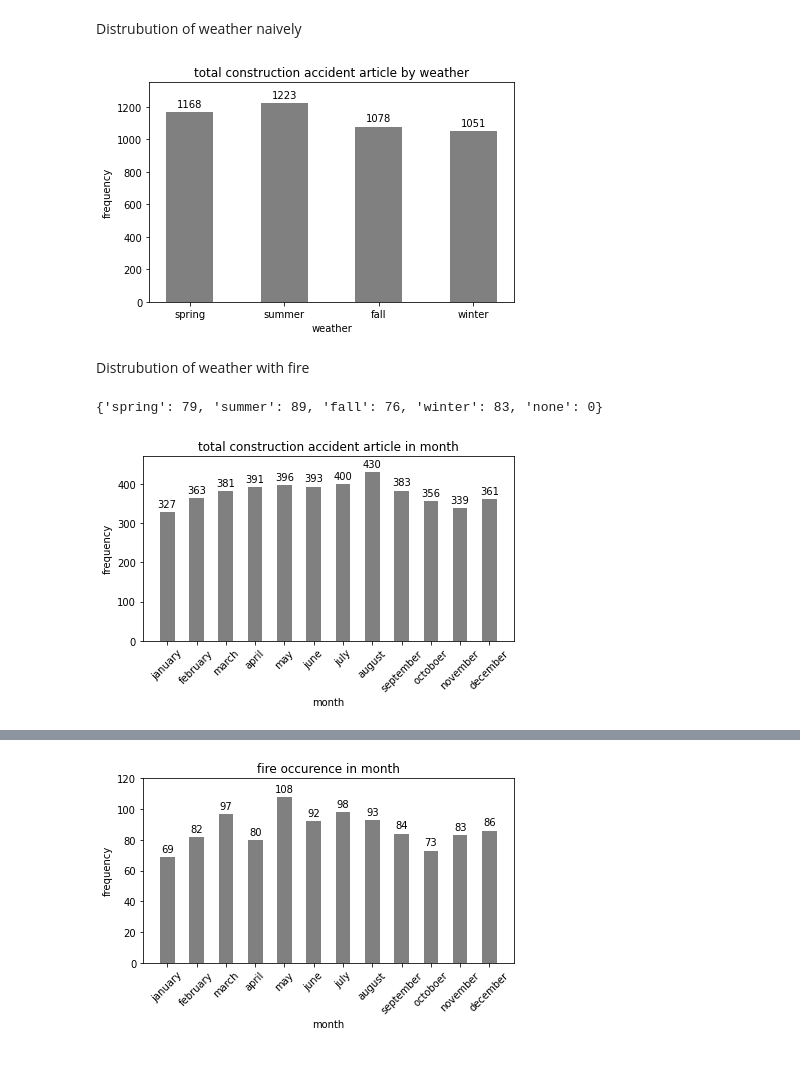
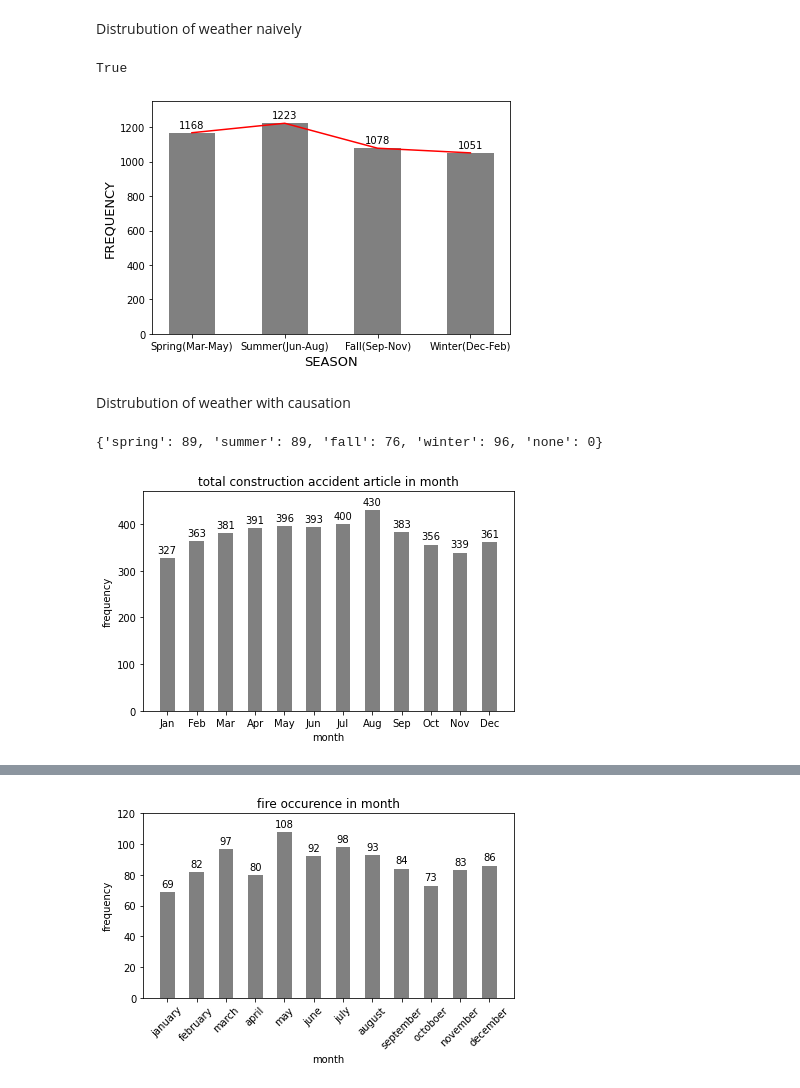
Before and after one commit to philz0918/Construction_analysis, a Jupyter notebook: webcrawling_prediction.ipynb, the cells around one changed output, grey strips where cells are left out. Saved outputs shown, nothing was run; the diff lists cells and outputs as text; code cells hidden in the pictures.

```diff
--- a/webcrawling_prediction.ipynb
+++ b/webcrawling_prediction.ipynb
@@ -267,10 +267,8 @@ for words in l_bodies:
     filter_sentence = [fw for fw in word_tokens if not fw in stop_words]
 
     for n in range(len(filter_sentence)) :
-        if filter_sentence[n] == 'collapsed' :
-            filter_sentence[n]  = 'collapse'
-        elif filter_sentence[n] == 'buildings':
-            filter_sentence[n] = 'building'
+        if filter_sentence[n] == 'collapse' :
+            filter_sentence[n]  = 'collapsed'
 
     ## fall + fell => fall (less frequency of fall just go with fell) , collapsed +collapse => collapse
     #filter_sentence = nltk.pos_tag(filter_sentence)
@@ -393,13 +459,13 @@ for token in token_sentence :
 
 
 freq_day_dict = {}
-freq_day_dict['monday'] = cnt_mon
-freq_day_dict['tuesday'] = cnt_tue
-freq_day_dict['wednesday'] = cnt_wed
-freq_day_dict['thursday'] = cnt_thr
-freq_day_dict['friday'] = cnt_fri
-freq_day_dict['saturday'] = cnt_sat
-freq_day_dict['sunday'] = cnt_sun
+freq_day_dict['Mon'] = cnt_mon
+freq_day_dict['Tue'] = cnt_tue
+freq_day_dict['Wed'] = cnt_wed
+freq_day_dict['Thu'] = cnt_thr
+freq_day_dict['Fri'] = cnt_fri
+freq_day_dict['Sat'] = cnt_sat
+freq_day_dict['Sun'] = cnt_sun
 
 print(freq_day_dict)
 # %% [output]
@@ -478,7 +570,7 @@ def generate_by_weather(df_article) :
 
     return df_article
 # %%
-#df_arrange = generate_by_weather(df_nyt)
+df_arrange = generate_by_weather(df_nyt)
 
 df_arrange.head()
 # %% [output]
@@ -491,5 +741,12 @@ df_arrange.head()
 # %% [markdown]
 Distrubution of weather naively
+# %%
+a ={2:1, 3:4}
+
+if 3 in a :
+    print(True)
+# %% [output]
+True
 # %%
 
 
@@ -512,47 +769,48 @@ def get_dist_weather(df) :
             none_cnt +=1
 
     fin_set = {}
-    fin_set['spring'] = spring_cnt
-    fin_set['summer'] = summer_cnt
-    fin_set['fall'] = fall_cnt
-    fin_set['winter'] = winter_cnt
+    fin_set['Spring(Mar-May)'] = spring_cnt
+    fin_set['Summer(Jun-Aug)'] = summer_cnt
+    fin_set['Fall(Sep-Nov)'] = fall_cnt
+    fin_set['Winter(Dec-Feb)'] = winter_cnt
     fin_set['none'] = none_cnt
 
     return fin_set
 # %%
 dist_weather = get_dist_weather(df_arrange)
 
 
 fig, ax = plt.subplots()
 rect1 = ax.bar(list(dist_weather.keys())[:-1],list(dist_weather.values())[:-1],width = 0.5, color ='gray')
-ax.set_ylabel('frequency')
-ax.set_xlabel('weather')
+ax.plot(list(dist_weather.keys())[:-1], list(dist_weather.values())[:-1], color = 'red')
+ax.set_ylabel('FREQUENCY', fontsize = 13)
+ax.set_xlabel('SEASON', fontsize = 13)
 ax.set_ylim(0,1350)
 
 
 def autolabel(rects):
 
     for rect in rects:
         height = rect.get_height()
         ax.annotate('{}'.format(height),
                     xy=(rect.get_x() + rect.get_width() / 2, height),
                     xytext=(0, 3),  # 3 points vertical offset
                     textcoords="offset points",
                     ha='center', va='bottom')
 
 
 autolabel(rect1)
 
 #plt.title("Frequency of keywords")
-plt.title("total construction accident article by weather")
+#plt.title("total construction accident article by weather")
 fig.tight_layout()
 
 
-plt.savefig('Figure/prediction/weather_distribution.png')
+plt.savefig('Figure/prediction/current/weather_distribution.jpeg', dpi=300)
 # %% [output]
-[figure, old version]
+[figure, new version]
 # %% [markdown]
-Distrubution of weather with fire
+Distrubution of weather with causation
 # %%
 def get_dist_weather_keyword(df,key) :
     spring_cnt = 0
@@ -586,9 +844,9 @@ def get_dist_weather_keyword(df,key) :
 
     return fin_set_fire
 # %%
-get_dist_weather_keyword(df_arrange,"explosion")
+get_dist_weather_keyword(df_arrange,"electric")
 # %% [output]
-{'spring': 79, 'summer': 89, 'fall': 76, 'winter': 83, 'none': 0}
+{'spring': 89, 'summer': 89, 'fall': 76, 'winter': 96, 'none': 0}
 # %%
 def get_dist_month(df) :
     jan_cnt = 0
@@ -688,13 +946,13 @@ autolabel(rect1)
 
 #plt.title("Frequency of keywords")
 
-plt.xticks(list(dist_month.keys())[:-1], rotation= 45)
+plt.xticks(list(dist_month.keys())[:-1])
 plt.title("total construction accident article in month")
 plt.tight_layout()
 plt.savefig('Figure/prediction/month_distribution.png')
 plt.show()
 # %% [output]
-[figure, old version]
+[figure, new version]
 # %%
 def get_dist_month_keyword(df,key) :
     jan_cnt = 0
```
Also changed, not shown: parts of 28 cells of this notebook, 35 other files.
